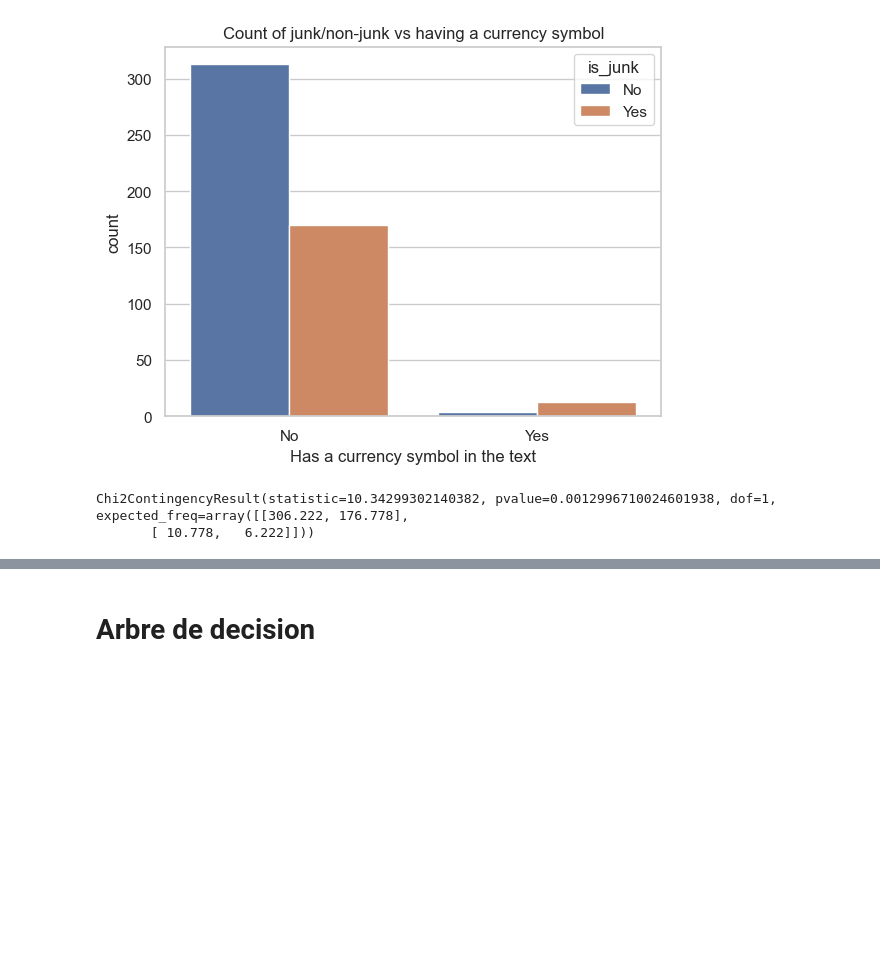
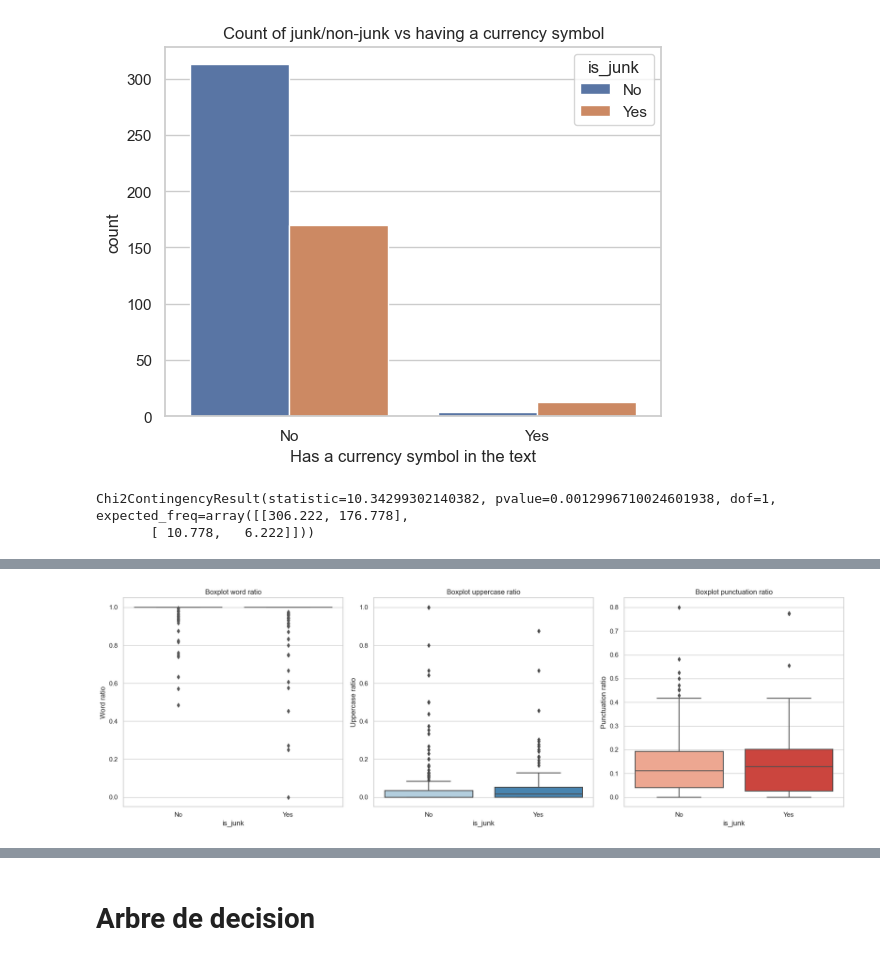
Before and after one commit to atekiouk/Sujet_2, a Jupyter notebook: Notebooks/Junk_post_detection.ipynb, the cells around one changed output, grey strips where cells are left out. Saved outputs shown, nothing was run; the diff lists cells and outputs as text; code cells hidden in the pictures; blank space fills up the shorter version.

```diff
--- a/Notebooks/Junk_post_detection.ipynb
+++ b/Notebooks/Junk_post_detection.ipynb
@@ -342,0 +388,34 @@ Chi2ContingencyResult(statistic=10.34299302140382, pvalue=0.0012996710024601938,
+# %%
+
+# Création d'une seule figure avec trois sous-graphiques en ligne
+fig, axes = plt.subplots(nrows=1, ncols=3, figsize=(18, 6))
+
+# Premier sous-graphique
+sns.boxplot(data=temp_chanel_all_features,
+            x="is_junk",
+            y="word_ratio",
+            ax=axes[0],
+            palette="Purples").set(ylabel='Word ratio', title="Boxplot word ratio")
+
+# Deuxième sous-graphique
+sns.boxplot(data=temp_chanel_all_features,
+            x="is_junk",
+            y="caps_ratio",
+            ax=axes[1],
+            palette = "Blues").set(ylabel='Uppercase ratio', title="Boxplot uppercase ratio")
+
+# Troisième sous-graphique
+sns.boxplot(data=temp_chanel_all_features,
+            x="is_junk",
+            y="norm_punct",
+            ax=axes[2],
+            palette = "Reds").set(ylabel='Punctuation ratio', title="Boxplot punctuation ratio")
+
+
+# Ajustements pour un meilleur espacement entre les sous-graphiques
+plt.tight_layout()
+
+# Affichage de la figure
+plt.show()
+# %% [output]
+[figure, added]
```
Also changed, not shown: parts of 4 cells of this notebook, 3 other files.
